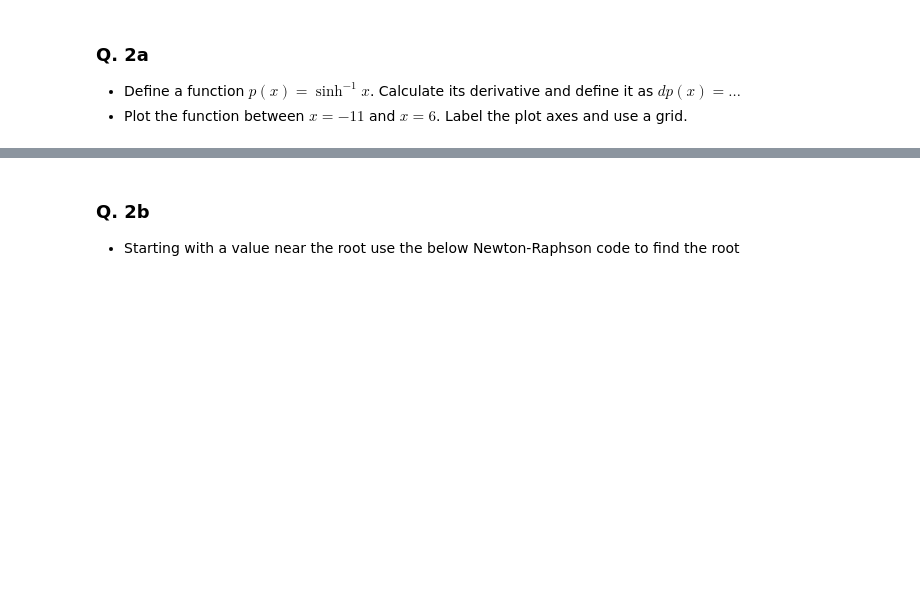
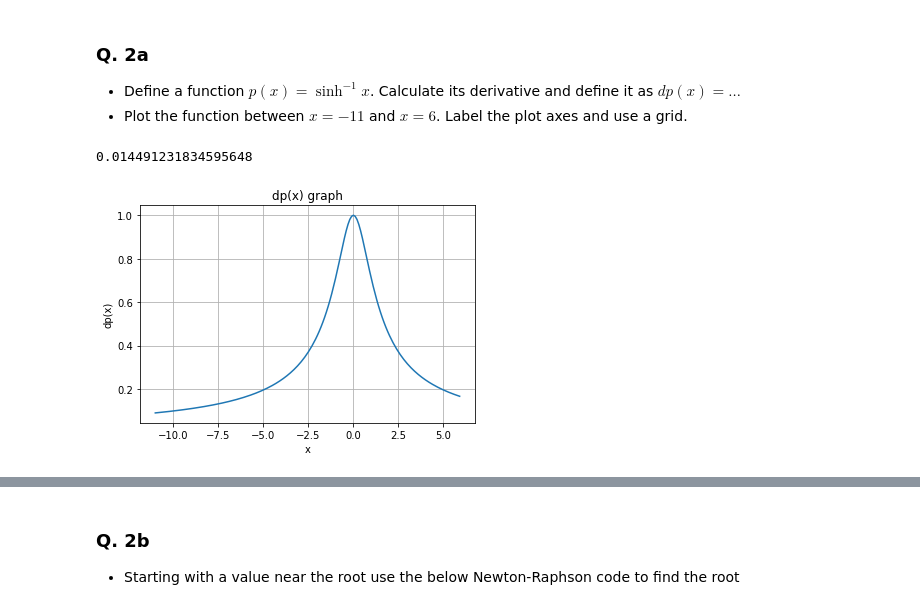
Before and after one commit to ryanjacobkelly/ryan, a Jupyter notebook: Assignment-2.ipynb, the cells around one changed output, grey strips where cells are left out. Cells and saved outputs as stored; diff of their text form; code cells hidden in the pictures; blank space fills up the shorter version.

```diff
--- a/Assignment-2.ipynb
+++ b/Assignment-2.ipynb
@@ -121,3 +121,26 @@ cannot use bisection method as sign(f(a)) = (f(b)))
 ### Q. 2a
  - Define a function $p(x) = \sinh^{-1} x$. Calculate its derivative and define it as $dp(x) = \dots$
  - Plot the function between $x=-11$ and $x=6$. Label the plot axes and use a grid.
+# %%
+#defining sin-1 as arcsin
+def p(x):
+    result = np.arcsinh(x)
+    return result
+def dp(x):
+    result = 1/(np.sqrt(x**2 + 1))
+    return result
+# %%
+#test of derivitave function
+print(dp(69))
+# %% [output]
+0.014491231834595648
+# %%
+x = np.arange(-11, 6, 0.1)
+y = dp(x)
+plt.plot(x,y)
+plt.xlabel("x")
+plt.ylabel("dp(x)")
+plt.title("dp(x) graph")
+plt.grid(True)
+# %% [output]
+[figure, added]
```
Also changed, not shown: parts of 9 cells of this notebook.
